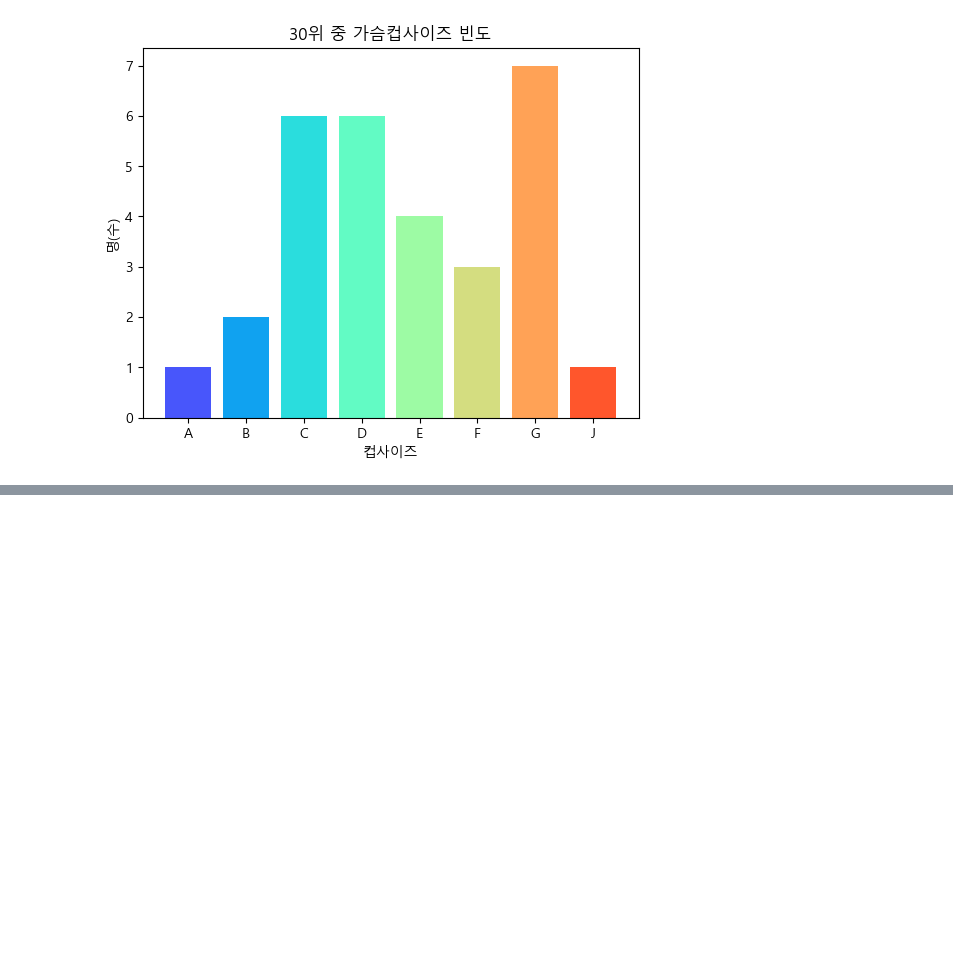
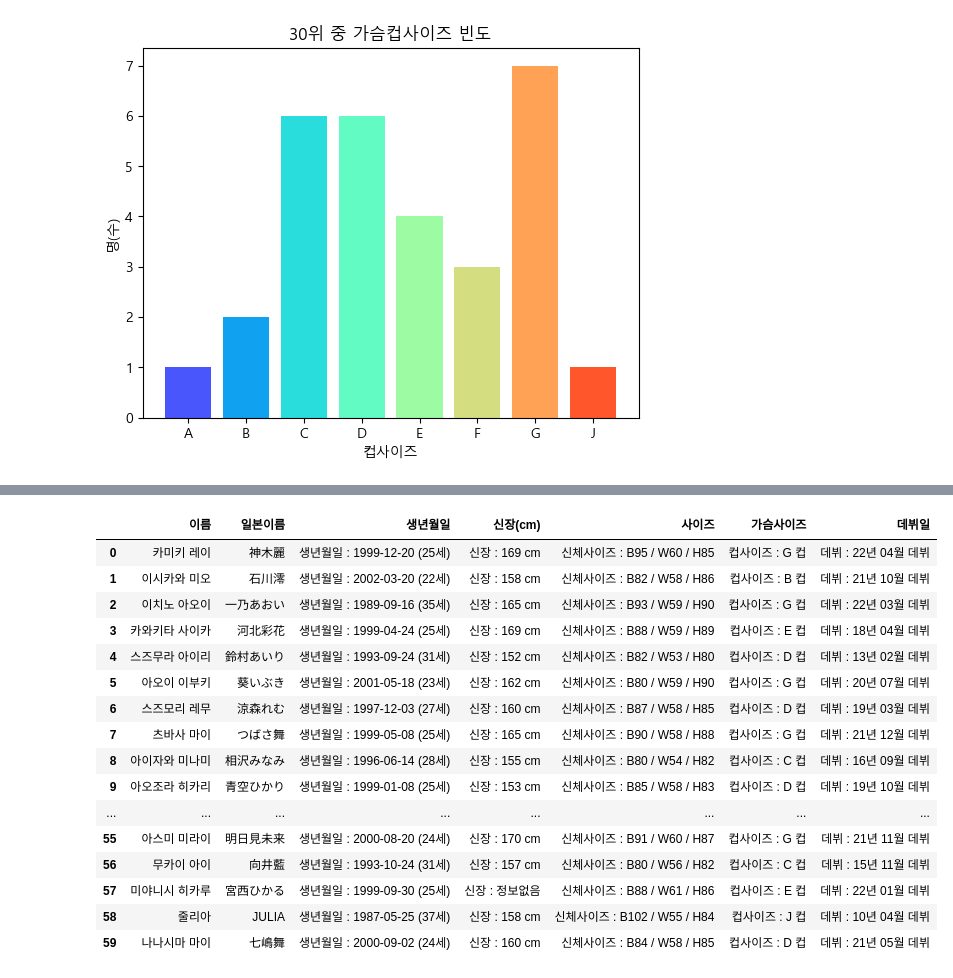
Before and after one commit to jwjb1020/jwj_python, a Jupyter notebook: 웹스크래핑,크롤링/webscraping,croling.ipynb, the cells around one changed output, grey strips where cells are left out. Cells and saved outputs as stored; diff of their text form; code cells hidden in the pictures; blank space fills up the shorter version.

```diff
--- a/웹스크래핑,크롤링/webscraping,croling.ipynb
+++ b/웹스크래핑,크롤링/webscraping,croling.ipynb
@@ -365,0 +439,28 @@ Text(0.5, 1.0, '30위 중 가슴컵사이즈 빈도')
+# %%
+import pandas as pd
+import re
+import matplotlib.pyplot as plt
+import seaborn as sns
+
+plt.rcParams['font.family'] = 'Malgun Gothic' #글꼴 안깨지게 하는 함수
+
+df = pd.read_csv('avActress_info2.csv', encoding='utf-8')
+df
+# %% [output]
+|  | 이름 | 일본이름 | 생년월일 | 신장(cm) | 사이즈 | 가슴사이즈 | 데뷔일 |
+| 0 | 카미키 레이 | 神木麗 | 생년월일 : 1999-12-20 (25세) | 신장 : 169 cm | 신체사이즈 : B95 / W60 / H85 | 컵사이즈 : G 컵 | 데뷔 : 22년 04월 데뷔 |
+| 1 | 이시카와 미오 | 石川澪 | 생년월일 : 2002-03-20 (22세) | 신장 : 158 cm | 신체사이즈 : B82 / W58 / H86 | 컵사이즈 : B 컵 | 데뷔 : 21년 10월 데뷔 |
+| 2 | 이치노 아오이 | 一乃あおい | 생년월일 : 1989-09-16 (35세) | 신장 : 165 cm | 신체사이즈 : B93 / W59 / H90 | 컵사이즈 : G 컵 | 데뷔 : 22년 03월 데뷔 |
+| 3 | 카와키타 사이카 | 河北彩花 | 생년월일 : 1999-04-24 (25세) | 신장 : 169 cm | 신체사이즈 : B88 / W59 / H89 | 컵사이즈 : E 컵 | 데뷔 : 18년 04월 데뷔 |
+| 4 | 스즈무라 아이리 | 鈴村あいり | 생년월일 : 1993-09-24 (31세) | 신장 : 152 cm | 신체사이즈 : B82 / W53 / H80 | 컵사이즈 : D 컵 | 데뷔 : 13년 02월 데뷔 |
+| 5 | 아오이 이부키 | 葵いぶき | 생년월일 : 2001-05-18 (23세) | 신장 : 162 cm | 신체사이즈 : B80 / W59 / H90 | 컵사이즈 : G 컵 | 데뷔 : 20년 07월 데뷔 |
+| 6 | 스즈모리 레무 | 涼森れむ | 생년월일 : 1997-12-03 (27세) | 신장 : 160 cm | 신체사이즈 : B87 / W58 / H85 | 컵사이즈 : D 컵 | 데뷔 : 19년 03월 데뷔 |
+| 7 | 츠바사 마이 | つばさ舞 | 생년월일 : 1999-05-08 (25세) | 신장 : 165 cm | 신체사이즈 : B90 / W58 / H88 | 컵사이즈 : G 컵 | 데뷔 : 21년 12월 데뷔 |
+| 8 | 아이자와 미나미 | 相沢みなみ | 생년월일 : 1996-06-14 (28세) | 신장 : 155 cm | 신체사이즈 : B80 / W54 / H82 | 컵사이즈 : C 컵 | 데뷔 : 16년 09월 데뷔 |
+| 9 | 아오조라 히카리 | 青空ひかり | 생년월일 : 1999-01-08 (25세) | 신장 : 153 cm | 신체사이즈 : B85 / W58 / H83 | 컵사이즈 : D 컵 | 데뷔 : 19년 10월 데뷔 |
+| ... | ... | ... | ... | ... | ... | ... | ... |
+| 55 | 아스미 미라이 | 明日見未来 | 생년월일 : 2000-08-20 (24세) | 신장 : 170 cm | 신체사이즈 : B91 / W60 / H87 | 컵사이즈 : G 컵 | 데뷔 : 21년 11월 데뷔 |
+| 56 | 무카이 아이 | 向井藍 | 생년월일 : 1993-10-24 (31세) | 신장 : 157 cm | 신체사이즈 : B80 / W56 / H82 | 컵사이즈 : C 컵 | 데뷔 : 15년 11월 데뷔 |
+| 57 | 미야니시 히카루 | 宮西ひかる | 생년월일 : 1999-09-30 (25세) | 신장 : 정보없음 | 신체사이즈 : B88 / W61 / H86 | 컵사이즈 : E 컵 | 데뷔 : 22년 01월 데뷔 |
+| 58 | 줄리아 | JULIA | 생년월일 : 1987-05-25 (37세) | 신장 : 158 cm | 신체사이즈 : B102 / W55 / H84 | 컵사이즈 : J 컵 | 데뷔 : 10년 04월 데뷔 |
+| 59 | 나나시마 마이 | 七嶋舞 | 생년월일 : 2000-09-02 (24세) | 신장 : 160 cm | 신체사이즈 : B84 / W58 / H85 | 컵사이즈 : D 컵 | 데뷔 : 21년 05월 데뷔 |
```
Also changed, not shown: parts of 2 cells of this notebook, 18 other files.
